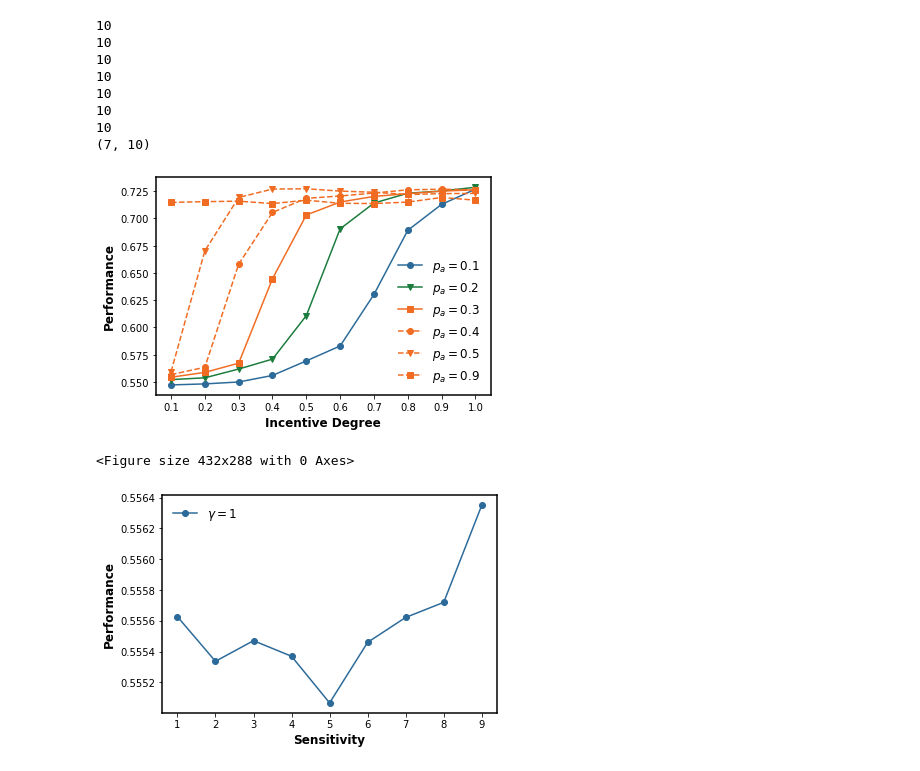
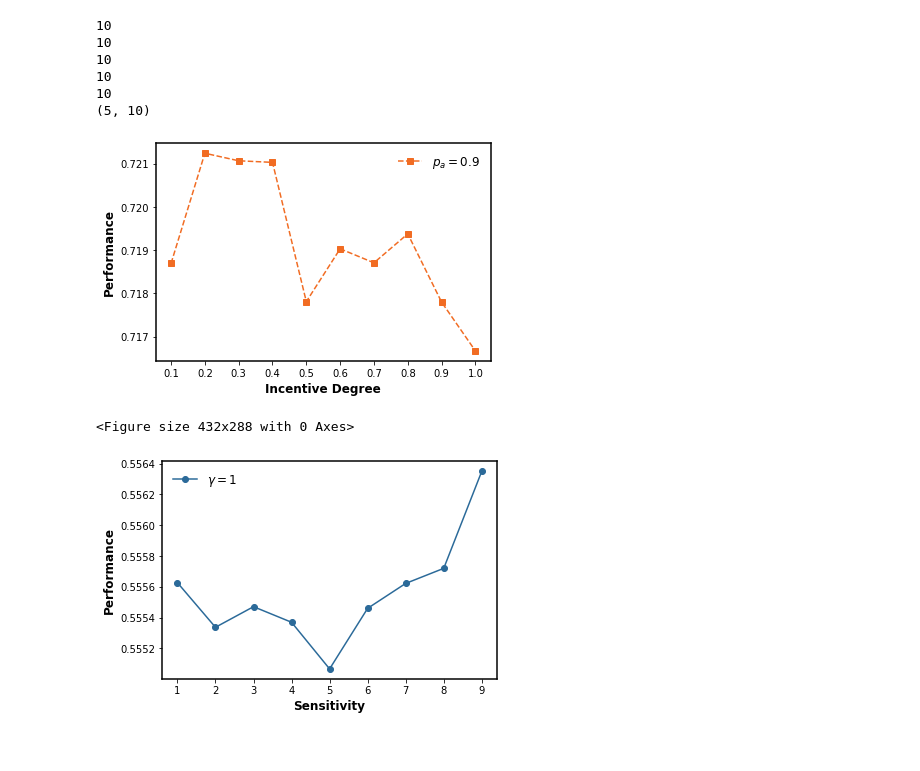
Before and after one commit to GrandJune/DAOs, a Jupyter notebook: V4/Incentive_endogenous/Evaluator.ipynb, the cells around one changed output. Saved outputs shown, nothing was run; the diff lists cells and outputs as text; code cells hidden in the pictures.

```diff
--- a/V4/Incentive_endogenous/Evaluator.ipynb
+++ b/V4/Incentive_endogenous/Evaluator.ipynb
@@ -73,9 +73,9 @@ deep_grey = "#A6ABB6"
 # print("full_data: ", full_data)
 #
 # %%
-data_folder = r"E:\data\dao-0310-23\V4_4\Incentive_endogenous_5"
+data_folder = r"E:\data\dao-0310-23\V4_4\Incentive_endogenous_7"
 # active_list = [0.9]
-active_list = [0.1, 0.2, 0.3, 0.4, 0.5, 0.6, 0.9]
+active_list = [0.1, 0.2, 0.3, 0.4, 0.9]
 performance_list = []
 for active in active_list:
     dao_performance_file = data_folder + r"\dao_performance_{0}".format(active)
@@ -90,35 +90,33 @@ print(np.shape(performance_list))
 10
 10
 10
-10
-10
-(7, 10)
+(5, 10)
 # %%
 incentive_list = [0.1, 0.2, 0.3, 0.4, 0.5, 0.6, 0.7, 0.8, 0.9, 1.0]
 fig, (ax1) = plt.subplots(1, 1)
 
 ax1.spines["left"].set_linewidth(1.5)
 ax1.spines["right"].set_linewidth(1.5)
 ax1.spines["top"].set_linewidth(1.5)
 ax1.spines["bottom"].set_linewidth(1.5)
 
-ax1.plot(incentive_list, performance_list[0], "-o", label="$p_{a}=0.1$", color=nature_blue)
-ax1.plot(incentive_list, performance_list[1], "-v", label="$p_{a}=0.2$", color=nature_green)
-ax1.plot(incentive_list, performance_list[2], "-s", label="$p_{a}=0.3$", color=nature_orange)
-ax1.plot(incentive_list, performance_list[3], "--o", label="$p_{a}=0.4$", color=nature_orange)
-ax1.plot(incentive_list, performance_list[4], "--v", label="$p_{a}=0.5$", color=nature_orange)
+# ax1.plot(incentive_list, performance_list[0], "-o", label="$p_{a}=0.1$", color=nature_blue)
+# ax1.plot(incentive_list, performance_list[1], "-v", label="$p_{a}=0.2$", color=nature_green)
+# ax1.plot(incentive_list, performance_list[2], "-s", label="$p_{a}=0.3$", color=nature_orange)
+# ax1.plot(incentive_list, performance_list[3], "--o", label="$p_{a}=0.4$", color=nature_orange)
+# ax1.plot(incentive_list, performance_list[4], "--v", label="$p_{a}=0.5$", color=nature_orange)
 ax1.plot(incentive_list, performance_list[-1], "--s", label="$p_{a}=0.9$", color=nature_orange)
 plt.xlabel('Incentive Degree', fontweight='bold', fontsize=12)
 plt.ylabel('Performance', fontweight='bold', fontsize=12)
 plt.xticks(incentive_list)
 handles, labels = ax1.get_legend_handles_labels()
 handles = [h[0] if isinstance(h, container.ErrorbarContainer) else h for h in handles]
 plt.legend(frameon=False, ncol=1, fontsize=12)
 plt.savefig(data_folder + r"\Performance_across_sensitivity.png", transparent=True, dpi=300)
 plt.show()
 plt.clf()
 # %% [output]
-[figure, old version]
+[figure, new version]
 <Figure size 432x288 with 0 Axes>
 # %%
 # incentive $\\gamma=1$
```
Also changed, not shown: 1 other file.
